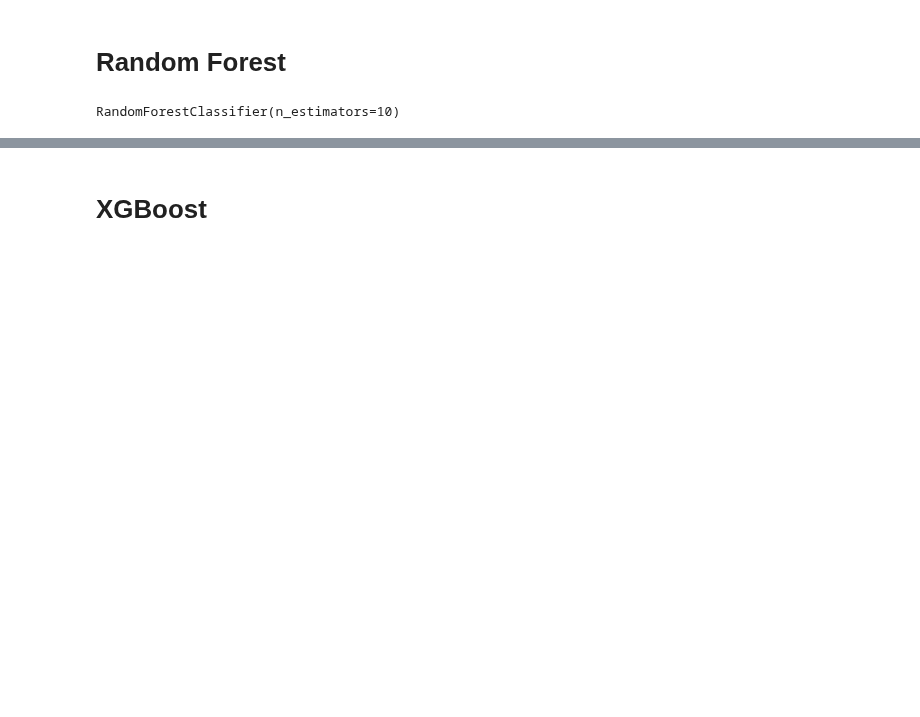
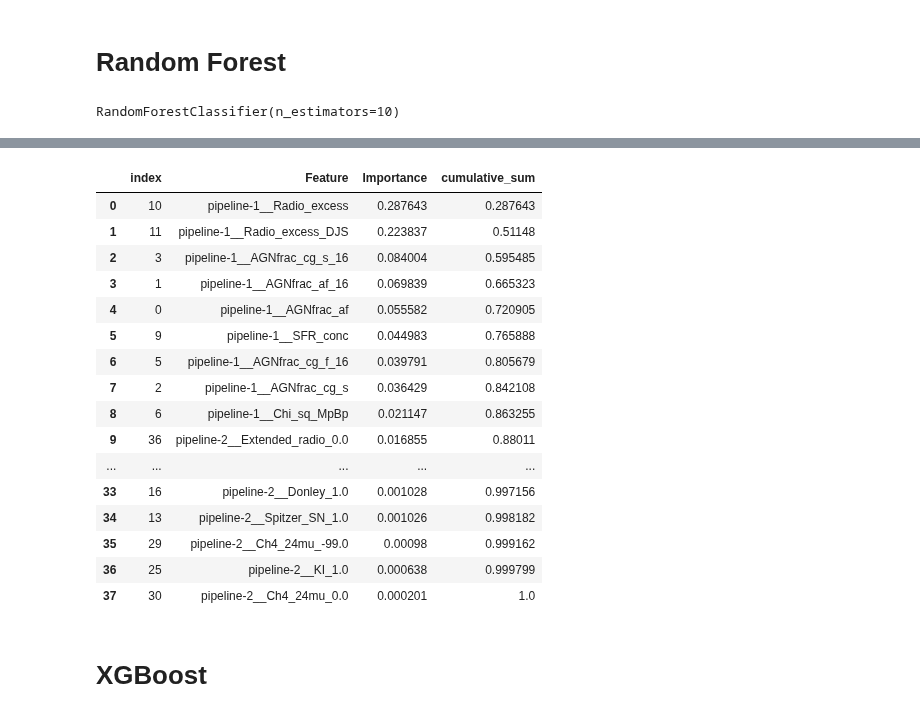
Before and after one commit to jespertjee/LOFAR_ML, a Jupyter notebook: Supervised/Classification.ipynb, the cells around one changed output, grey strips where cells are left out. Drawn from its saved outputs; the diff is of its cells as text; code cells hidden in the pictures; blank space fills up the shorter version.

```diff
--- a/Supervised/Classification.ipynb
+++ b/Supervised/Classification.ipynb
@@ -106,6 +106,7 @@ plt.plot()
 random_forest_feature_importance = pd.DataFrame(
     np.array([preprocessor.get_feature_names_out(), clf.feature_importances_]).T,
                                                columns=['Feature', 'Importance'])
+random_forest_feature_importance = random_forest_feature_importance.sort_values(by=['Importance'], ascending=False)
 # %%
 ax = random_forest_feature_importance.plot(kind='bar', figsize=(20,10))
 ax.set_xticklabels(random_forest_feature_importance.Feature)
@@ -131,3 +132,25 @@ ax.set_xticklabels(random_forest_feature_importance.Feature)
+# %%
+random_forest_feature_importance['cumulative_sum'] = random_forest_feature_importance['Importance'].cumsum()
+random_forest_feature_importance = random_forest_feature_importance.reset_index()
+random_forest_feature_importance
+# %% [output]
+|  | index | Feature | Importance | cumulative_sum |
+| 0 | 10 | pipeline-1__Radio_excess | 0.287643 | 0.287643 |
+| 1 | 11 | pipeline-1__Radio_excess_DJS | 0.223837 | 0.51148 |
+| 2 | 3 | pipeline-1__AGNfrac_cg_s_16 | 0.084004 | 0.595485 |
+| 3 | 1 | pipeline-1__AGNfrac_af_16 | 0.069839 | 0.665323 |
+| 4 | 0 | pipeline-1__AGNfrac_af | 0.055582 | 0.720905 |
+| 5 | 9 | pipeline-1__SFR_conc | 0.044983 | 0.765888 |
+| 6 | 5 | pipeline-1__AGNfrac_cg_f_16 | 0.039791 | 0.805679 |
+| 7 | 2 | pipeline-1__AGNfrac_cg_s | 0.036429 | 0.842108 |
+| 8 | 6 | pipeline-1__Chi_sq_MpBp | 0.021147 | 0.863255 |
+| 9 | 36 | pipeline-2__Extended_radio_0.0 | 0.016855 | 0.88011 |
+| ... | ... | ... | ... | ... |
+| 33 | 16 | pipeline-2__Donley_1.0 | 0.001028 | 0.997156 |
+| 34 | 13 | pipeline-2__Spitzer_SN_1.0 | 0.001026 | 0.998182 |
+| 35 | 29 | pipeline-2__Ch4_24mu_-99.0 | 0.00098 | 0.999162 |
+| 36 | 25 | pipeline-2__KI_1.0 | 0.000638 | 0.999799 |
+| 37 | 30 | pipeline-2__Ch4_24mu_0.0 | 0.000201 | 1.0 |
 # %% [markdown]
 # XGBoost
 # %%
```
Also changed, not shown: parts of 11 cells of this notebook.
